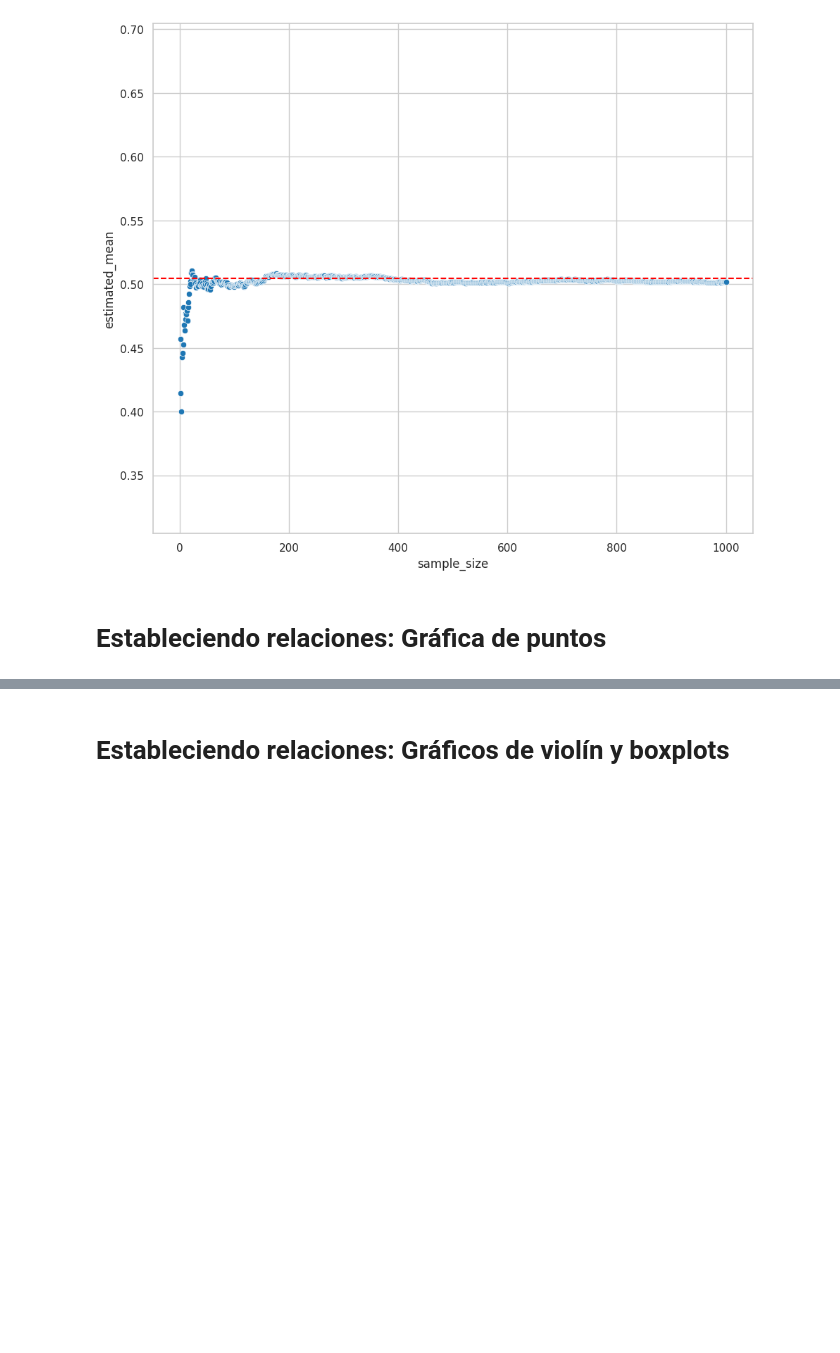
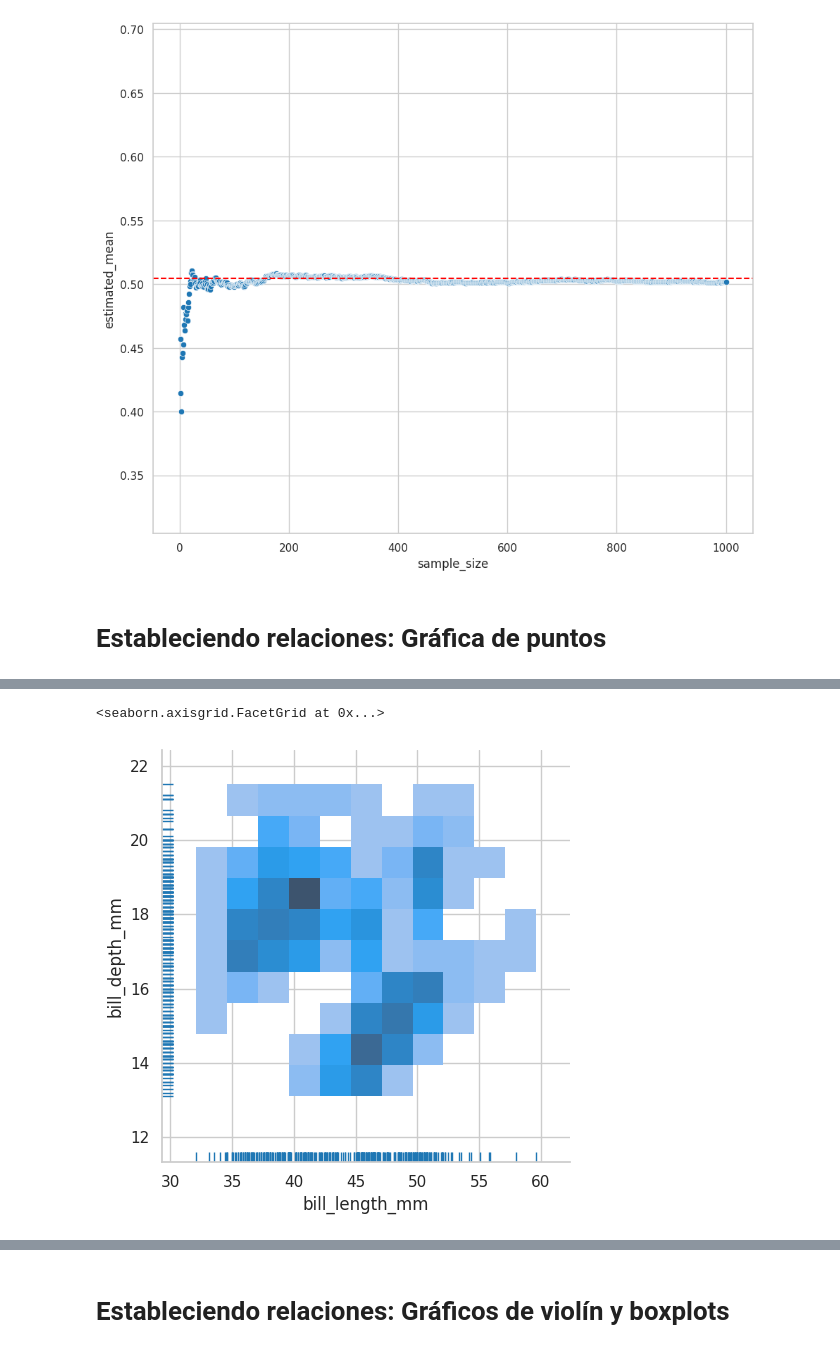
Before and after one commit to jariel17/curso-analisis-exploratorio-de-datos, a Jupyter notebook: 01-conociendo-nuestros-datos.ipynb, the cells around one changed output, grey strips where cells are left out. Drawn from its saved outputs; the diff is of its cells as text; code cells hidden in the pictures; blank space fills up the shorter version.

```diff
--- a/01-conociendo-nuestros-datos.ipynb
+++ b/01-conociendo-nuestros-datos.ipynb
@@ -1231,0 +1242,10 @@ plt.ylim([sex_numeric.mean() - 0.20, sex_numeric.mean() + 0.20])
+# %%
+sns.displot(
+    data=processed_penguins_df,
+    x='bill_length_mm',
+    y='bill_depth_mm',
+    rug=True
+)
+# %% [output]
+<seaborn.axisgrid.FacetGrid at 0x...>
+[figure, added]
```
Also changed, not shown: parts of 3 cells of this notebook.
